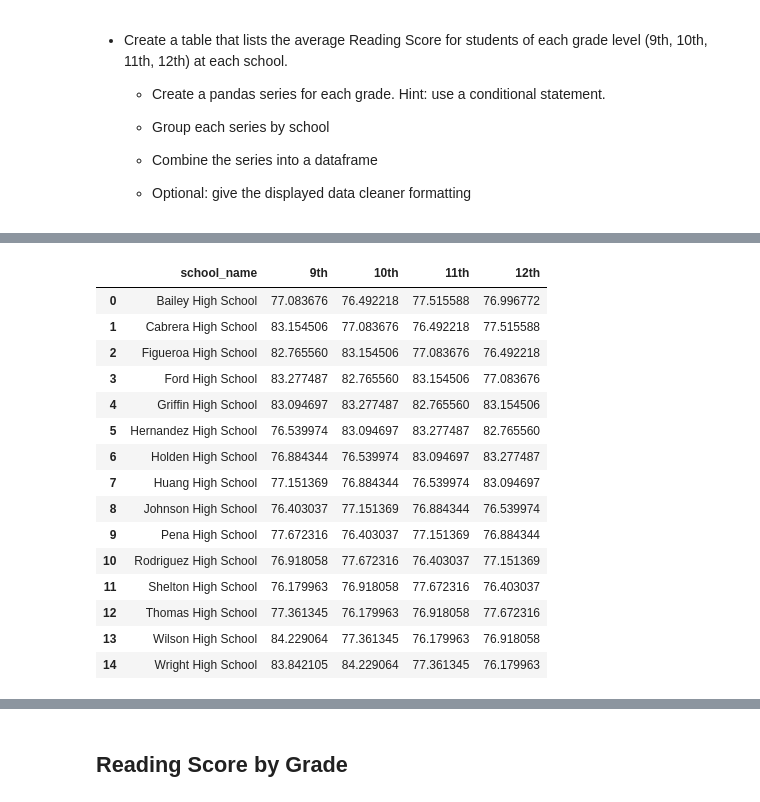
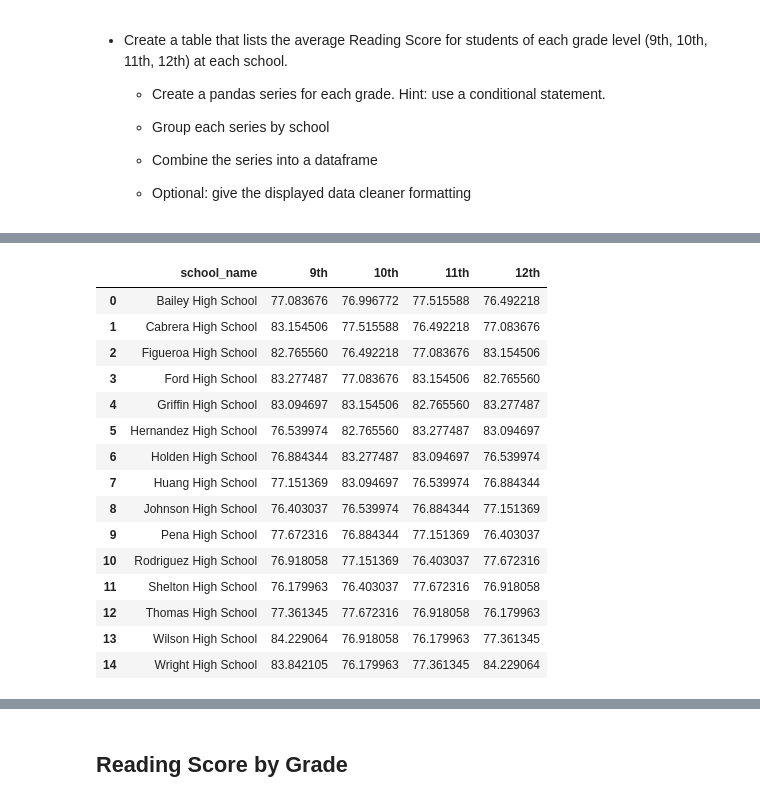
Before and after one commit to nazila-entezari/pandas-challenge, a Jupyter notebook: PyCitySchools/PyCitySchools_starter.ipynb, the cells around one changed output, grey strips where cells are left out. Saved outputs shown, nothing was run; the diff lists cells and outputs as text; code cells hidden in the pictures.

```diff
--- a/PyCitySchools/PyCitySchools_starter.ipynb
+++ b/PyCitySchools/PyCitySchools_starter.ipynb
@@ -246,7 +166,7 @@ for name in school_name:
-# %%
-# Overall Passing (The percentage of students that passed math and reading.)
-overall_passing=[]
-for name in school_name:
-    overall=round(len(school_data_complete.loc[(school_data_complete["school_name"] ==name) & (school_data_complete["reading_score"]>=70) & (school_data_complete["math_score"]>=70)])/len(school_data_complete.loc[(school_data_complete["school_name"] ==name)])*100,6)
-    overall_passing.append(overall)
+# %%
+#add new columns
+school_summary["%Passing Math"]=passing_math
+school_summary["%Passing Reading"]=passing_reading
+school_summary["%Passing Overall"]=passing_overall
+school_summary["School Type"]=stype
 # %%
@@ -359,51 +261,60 @@ print(grade_grouped)
+# %%
+#creating the school list
+school_name=school_summary.reset_index().iloc[:,0]
+# print(school_name)
+school_list=[]
+for name in school_name:
+    school_list.append(name)
 # %%
 
 #Create a pandas series for each grade math
+
 x=0
 y=1
 z=2
 q=3
+graded_math_score10=[]
+graded_math_score11=[]
 graded_math_score12=[]
-graded_math_score11=[]
-graded_math_score10=[]
 graded_math_score9=[]
-for name in school_name:
-    math_by_grade12=grade_grouped.iloc[x:x+1,4]
-    graded_math_score12.append(float(math_by_grade12))
+for name in school_list:
+    math_by_grade10=grade_grouped.iloc[x:x+1,4]
+    graded_math_score10.append(float(math_by_grade10))
     x=x+1
     math_by_grade11=grade_grouped.iloc[y:y+1,4]
     graded_math_score11.append(float(math_by_grade11))
     y=y+1
-    math_by_grade10=grade_grouped.iloc[z:z+1,4]
-    graded_math_score10.append(float(math_by_grade10))
+    math_by_grade12=grade_grouped.iloc[z:z+1,4]
+    graded_math_score12.append(float(math_by_grade12))
     z=z+1
     math_by_grade9=grade_grouped.iloc[q:q+1,4]
     graded_math_score9.append(float(math_by_grade9))
     q=q+1
 # %%
 #create the datafarme for math
-math_summary=pd.DataFrame({"school_name":school_name,
+
+math_summary=pd.DataFrame({"school_name":school_list,
                            "9th":graded_math_score9,
                            "10th":graded_math_score10,
                            "11th":graded_math_score11,
                           "12th":graded_math_score12
 
                           })
 math_summary
 # %% [output]
 |  | school_name | 9th | 10th | 11th | 12th |
-| 0 | Bailey High School | 77.083676 | 76.492218 | 77.515588 | 76.996772 |
-| 1 | Cabrera High School | 83.154506 | 77.083676 | 76.492218 | 77.515588 |
-| 2 | Figueroa High School | 82.765560 | 83.154506 | 77.083676 | 76.492218 |
-| 3 | Ford High School | 83.277487 | 82.765560 | 83.154506 | 77.083676 |
-| 4 | Griffin High School | 83.094697 | 83.277487 | 82.765560 | 83.154506 |
-| 5 | Hernandez High School | 76.539974 | 83.094697 | 83.277487 | 82.765560 |
-| 6 | Holden High School | 76.884344 | 76.539974 | 83.094697 | 83.277487 |
-| 7 | Huang High School | 77.151369 | 76.884344 | 76.539974 | 83.094697 |
-| 8 | Johnson High School | 76.403037 | 77.151369 | 76.884344 | 76.539974 |
-| 9 | Pena High School | 77.672316 | 76.403037 | 77.151369 | 76.884344 |
-| 10 | Rodriguez High School | 76.918058 | 77.672316 | 76.403037 | 77.151369 |
-| 11 | Shelton High School | 76.179963 | 76.918058 | 77.672316 | 76.403037 |
-| 12 | Thomas High School | 77.361345 | 76.179963 | 76.918058 | 77.672316 |
-| 13 | Wilson High School | 84.229064 | 77.361345 | 76.179963 | 76.918058 |
-| 14 | Wright High School | 83.842105 | 84.229064 | 77.361345 | 76.179963 |
+| 0 | Bailey High School | 77.083676 | 76.996772 | 77.515588 | 76.492218 |
+| 1 | Cabrera High School | 83.154506 | 77.515588 | 76.492218 | 77.083676 |
+| 2 | Figueroa High School | 82.765560 | 76.492218 | 77.083676 | 83.154506 |
+| 3 | Ford High School | 83.277487 | 77.083676 | 83.154506 | 82.765560 |
+| 4 | Griffin High School | 83.094697 | 83.154506 | 82.765560 | 83.277487 |
+| 5 | Hernandez High School | 76.539974 | 82.765560 | 83.277487 | 83.094697 |
+| 6 | Holden High School | 76.884344 | 83.277487 | 83.094697 | 76.539974 |
+| 7 | Huang High School | 77.151369 | 83.094697 | 76.539974 | 76.884344 |
+| 8 | Johnson High School | 76.403037 | 76.539974 | 76.884344 | 77.151369 |
+| 9 | Pena High School | 77.672316 | 76.884344 | 77.151369 | 76.403037 |
+| 10 | Rodriguez High School | 76.918058 | 77.151369 | 76.403037 | 77.672316 |
+| 11 | Shelton High School | 76.179963 | 76.403037 | 77.672316 | 76.918058 |
+| 12 | Thomas High School | 77.361345 | 77.672316 | 76.918058 | 76.179963 |
+| 13 | Wilson High School | 84.229064 | 76.918058 | 76.179963 | 77.361345 |
+| 14 | Wright High School | 83.842105 | 76.179963 | 77.361345 | 84.229064 |
```
Also changed, not shown: parts of 45 cells of this notebook.
